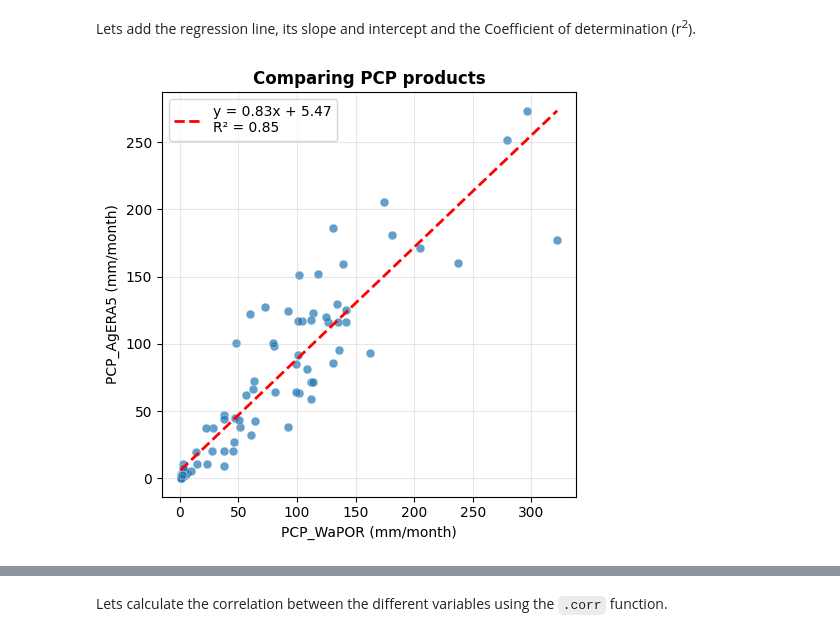
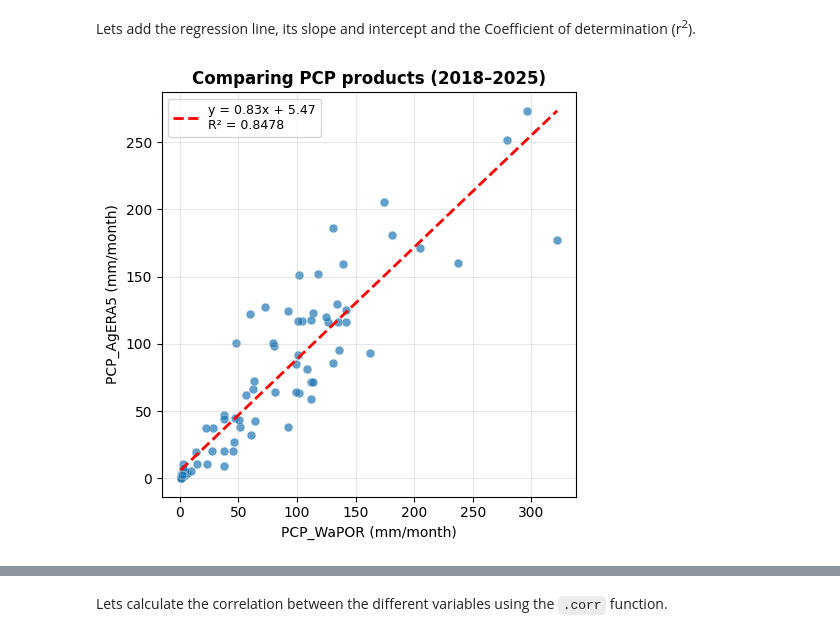
Before and after one commit to drealdrizz/Arithmetic, a Jupyter notebook: 3.1_Correlation_Analyses.ipynb, the cells around one changed output, grey strips where cells are left out. Saved outputs shown, nothing was run; the diff lists cells and outputs as text; code cells hidden in the pictures.

```diff
--- a/3.1_Correlation_Analyses.ipynb
+++ b/3.1_Correlation_Analyses.ipynb
@@ -523,33 +523,67 @@ files.download('WaPOR_AgERA5_PCP_Scatterplot_2018_2025.png')
 # %% [markdown]
 Lets add the regression line, its slope and intercept and the Coefficient of determination (r<sup>2</sup>).
 # %%
+
 # =============================================================================
-# SCATTERPLOT OF TWO VARIABLES
+# SCATTERPLOT OF TWO VARIABLES — WaPOR vs AgERA5 PCP
 # =============================================================================
 
 fig, axes = plt.subplots(1, 1, figsize=(5, 5))
 
 # Scatter: PCP comparison WaPOR vs AgERA5
 ax = axes
-ax.scatter(df['PCP_WaPOR'], df['PCP_AgERA5'],
-                 s=40, alpha=0.7, edgecolors='white', linewidth=0.3)
 
-# Fit and plot line and add label
-mask_valid = df[['PCP_WaPOR', 'PCP_AgERA5']].dropna()
+ax.scatter(
+    overlapping_df['PCP_WaPOR'],
+    overlapping_df['PCP_AgERA5'],
+    s=40,
+    alpha=0.7,
+    edgecolors='white',
+    linewidth=0.3
+)
+
+# Fit and plot regression line
+mask_valid = overlapping_df[['PCP_WaPOR', 'PCP_AgERA5']].dropna()
+
 if len(mask_valid) > 2:
-    slope, intercept, r, p, se = stats.linregress(mask_valid['PCP_WaPOR'], mask_valid['PCP_AgERA5'])
-    x_fit = np.linspace(mask_valid['PCP_WaPOR'].min(), mask_valid['PCP_WaPOR'].max(), 100)
-    ax.plot(x_fit, intercept + slope * x_fit, 'r--', linewidth=2,
-             label=f'y = {slope:.2f}x + {intercept:.2f}\nR² = {r**2:.2f}')
+    slope, intercept, r, p, se = stats.linregress(
+        mask_valid['PCP_WaPOR'],
+        mask_valid['PCP_AgERA5']
+    )
+
+    x_fit = np.linspace(
+        mask_valid['PCP_WaPOR'].min(),
+        mask_valid['PCP_WaPOR'].max(),
+        100
+    )
+
+    ax.plot(
+        x_fit,
+        intercept + slope * x_fit,
+        'r--',
+        linewidth=2,
+        label=f'y = {slope:.2f}x + {intercept:.2f}\nR² = {r**2:.4f}'
+    )
 
 # Adding graphic elements
 ax.set_xlabel('PCP_WaPOR (mm/month)')
 ax.set_ylabel('PCP_AgERA5 (mm/month)')
-ax.set_title('Comparing PCP products', fontweight='bold')
-ax.legend(fontsize=10)
+ax.set_title('Comparing PCP products (2018–2025)', fontweight='bold')
+ax.legend(fontsize=9)
 ax.grid(True, alpha=0.3)
 
 plt.tight_layout()
+
+# Save and download
+fig.savefig(
+    'WaPOR_AgERA5_PCP_Scatterplot_2018_2025.png',
+    dpi=300,
+    bbox_inches='tight'
+)
+
 plt.show()
+
+from google.colab import files
+files.download('WaPOR_AgERA5_PCP_Scatterplot_2018_2025.png')
 # %% [output]
-[figure, old version]
+[figure, new version]
```
Also changed, not shown: parts of 4 cells of this notebook.
